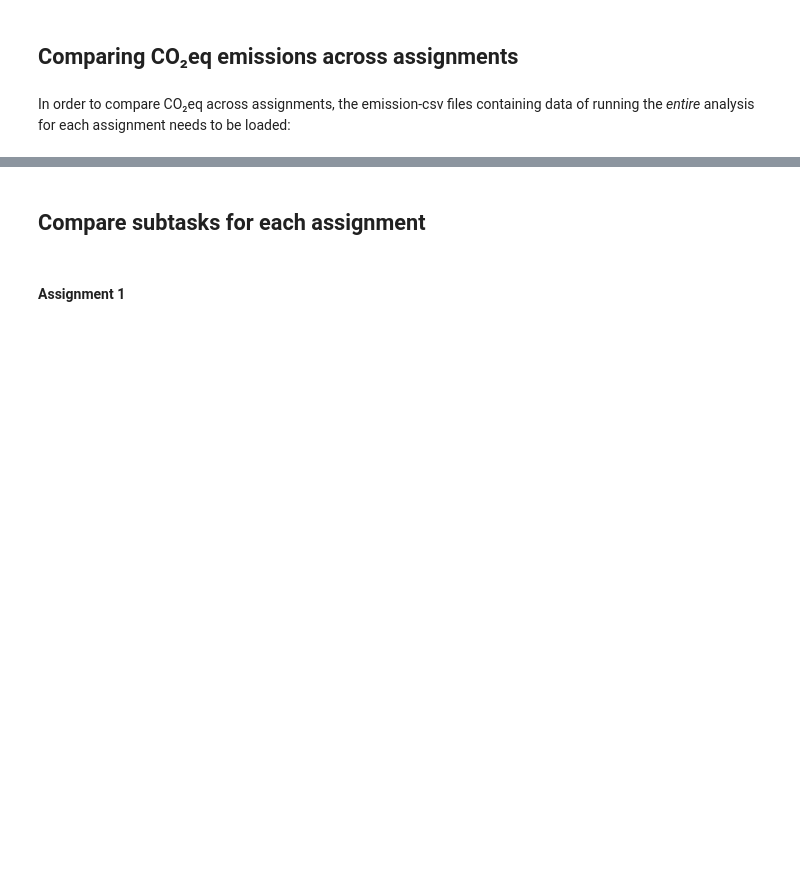
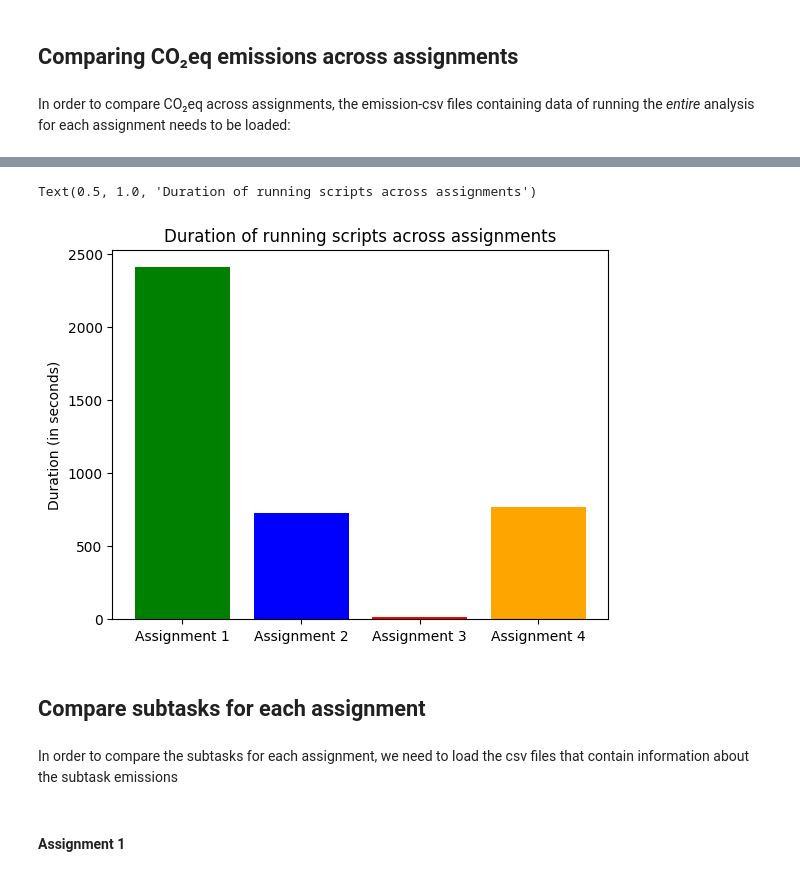
Before and after one commit to louisebphansen/assignment-5-evaluating-environmental-impact-louisebphansen, a Jupyter notebook: testing.ipynb, the cells around one changed output, grey strips where cells are left out. Cells and saved outputs as stored; diff of their text form; code cells hidden in the pictures; blank space fills up the shorter version.

```diff
--- a/testing.ipynb
+++ b/testing.ipynb
@@ -126,2 +117,11 @@ assignment3_full.head()
+# %%
+plt.bar(assignments, total_durations, color = ['green', 'blue', 'red', 'orange'])
+plt.ylabel('Duration (in seconds)')
+plt.title('Duration of running scripts across assignments')
+# %% [output]
+Text(0.5, 1.0, 'Duration of running scripts across assignments')
+[figure, added]
 # %% [markdown]
 ## Compare subtasks for each assignment
+# %% [markdown]
+In order to compare the subtasks for each assignment, we need to load the csv files that contain information about the subtask emissions
```
Also changed, not shown: parts of 38 cells of this notebook, 6 other files.
